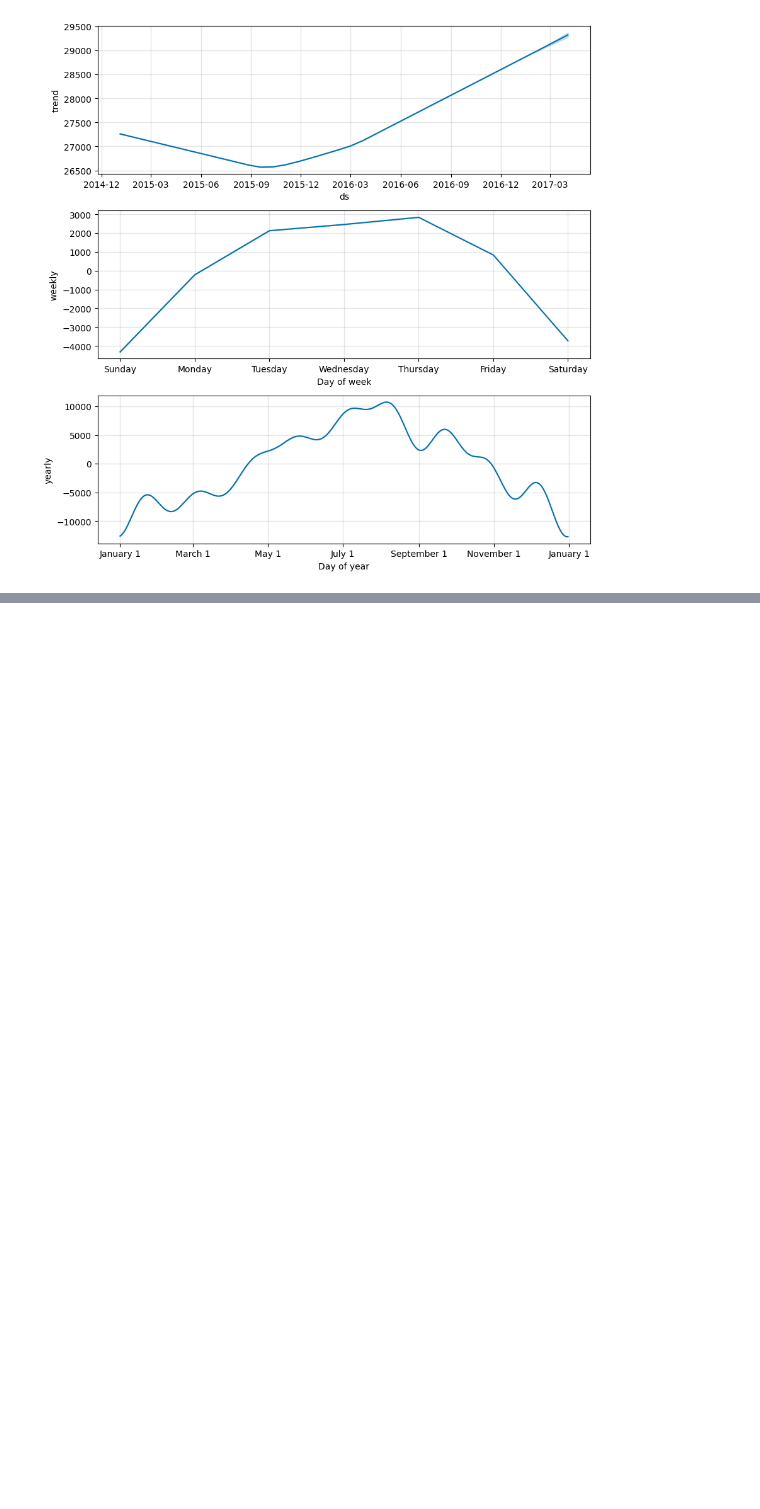
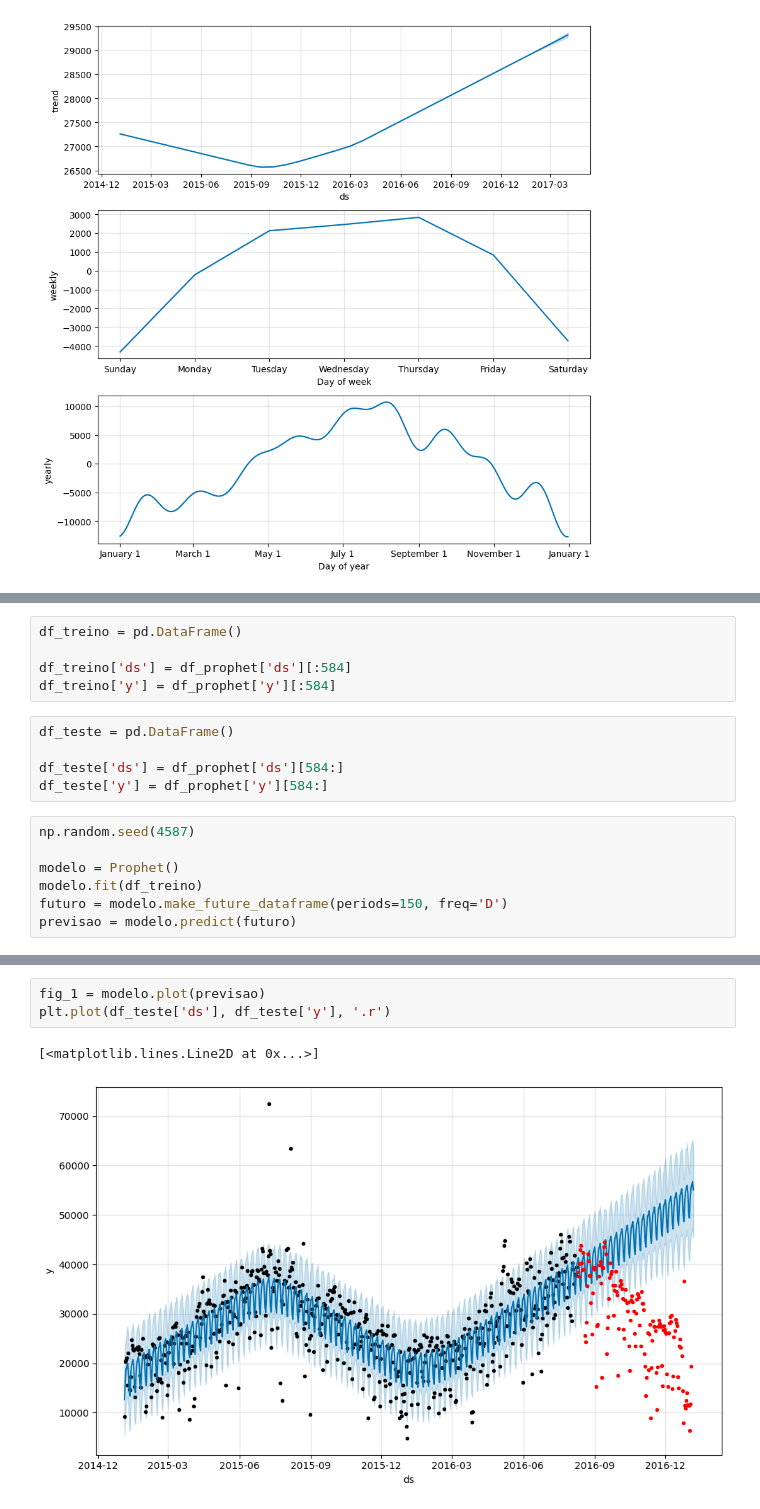
Before and after one commit to juliogazoli/alura-data-science-python-analisando-e-prevendo-series-temporais, a Jupyter notebook: atividades.ipynb, the cells around one changed output, grey strips where cells are left out. Drawn from its saved outputs; the diff is of its cells as text; blank space fills up the shorter version.

Commit message:
Separando os dados em treino e teste

```diff
--- a/atividades.ipynb
+++ b/atividades.ipynb
@@ -584,0 +589,17 @@ fig_2 = modelo.plot_components(previsao)
+# %%
+df_treino = pd.DataFrame()
+
+df_treino['ds'] = df_prophet['ds'][:584]
+df_treino['y'] = df_prophet['y'][:584]
+# %%
+df_teste = pd.DataFrame()
+
+df_teste['ds'] = df_prophet['ds'][584:]
+df_teste['y'] = df_prophet['y'][584:]
+# %%
+np.random.seed(4587)
+
+modelo = Prophet()
+modelo.fit(df_treino)
+futuro = modelo.make_future_dataframe(periods=150, freq='D')
+previsao = modelo.predict(futuro)
@@ -584,0 +609,6 @@ fig_2 = modelo.plot_components(previsao)
+# %%
+fig_1 = modelo.plot(previsao)
+plt.plot(df_teste['ds'], df_teste['y'], '.r')
+# %% [output]
+[<matplotlib.lines.Line2D at 0x...>]
+[figure, added]
```
Also changed, not shown: parts of 3 cells of this notebook.
